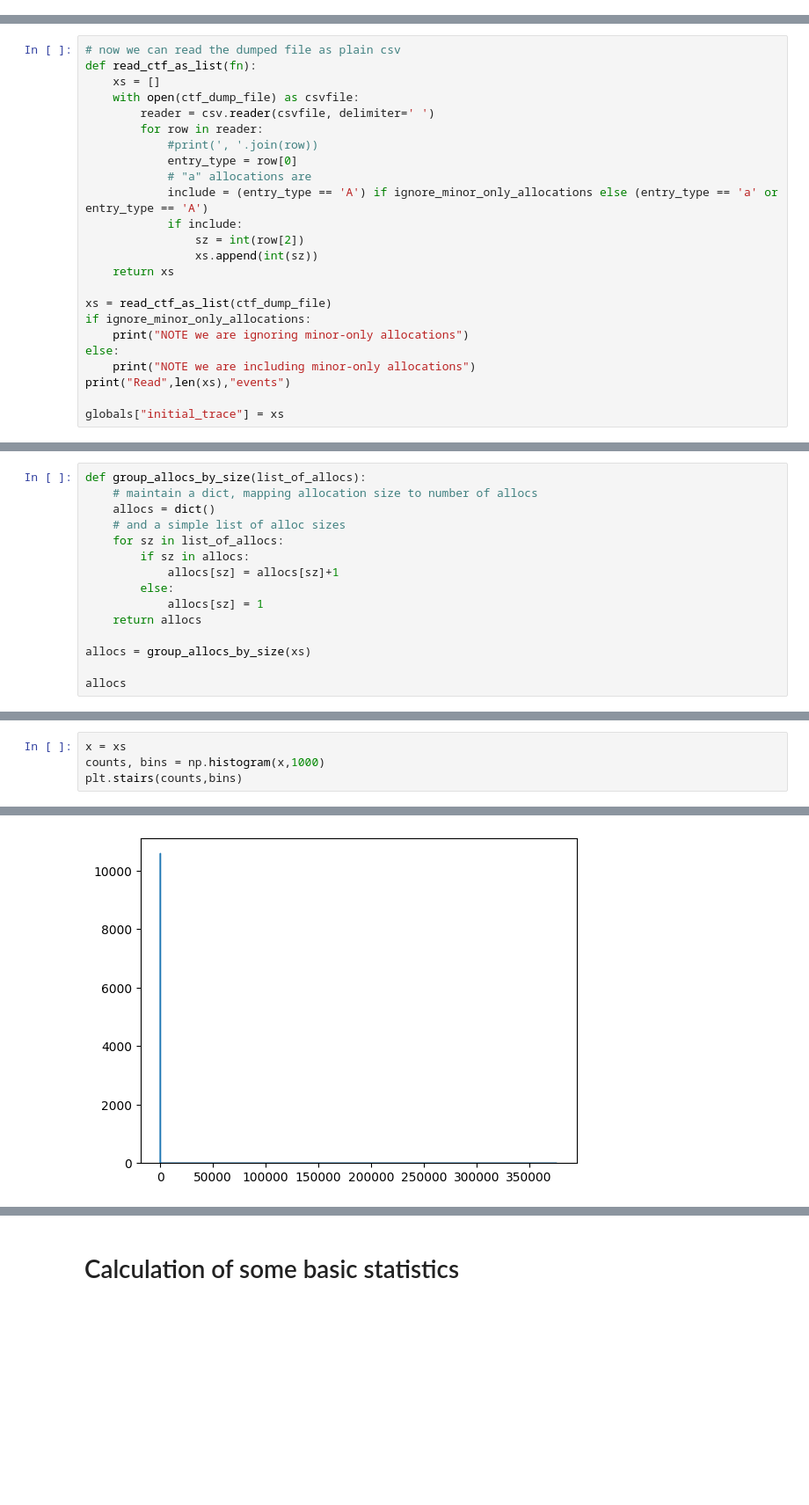
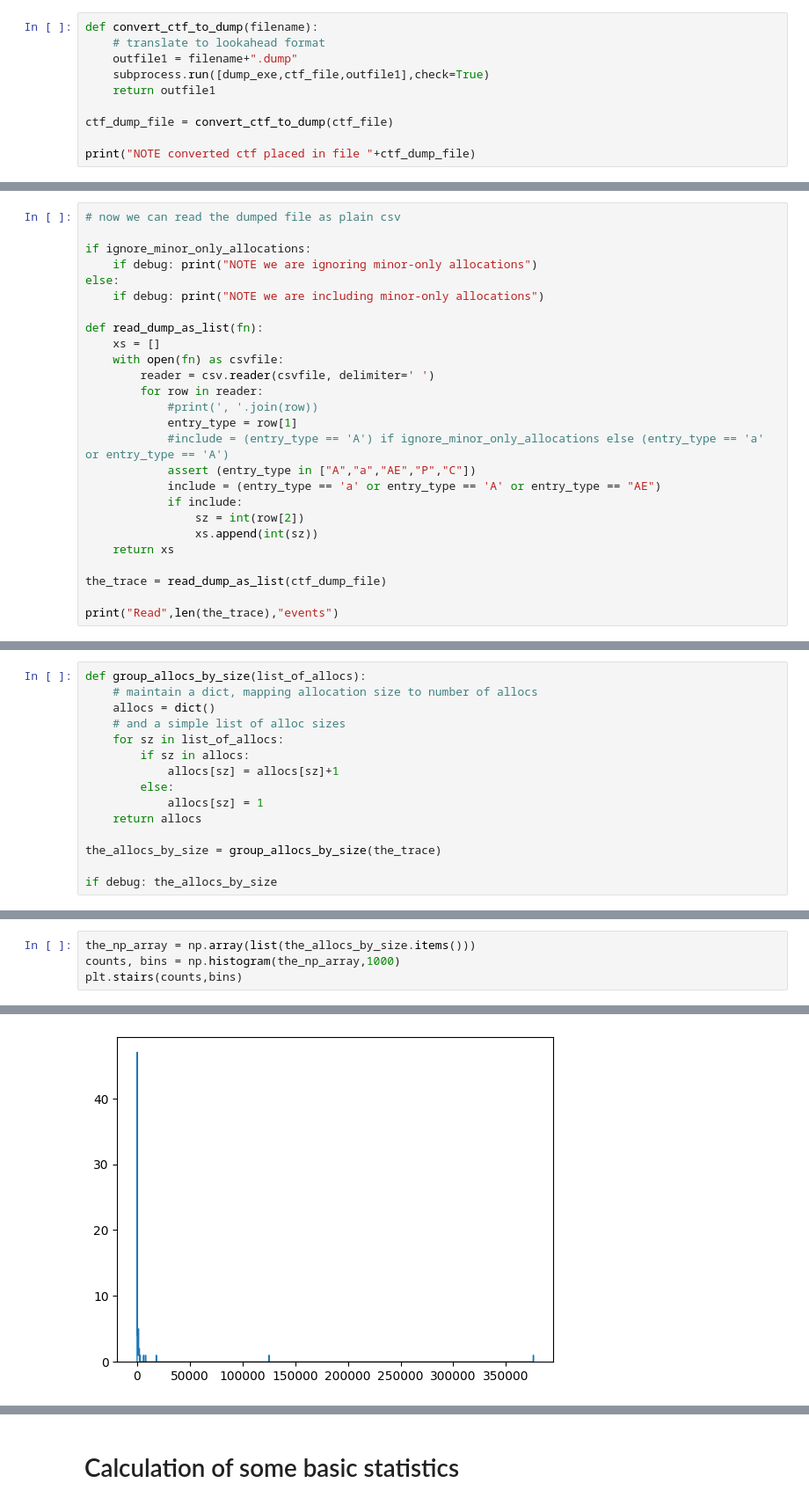
Before and after one commit to tomjridge/ocaml-alloc-stats, a Jupyter notebook: main.ipynb, the cells around one changed output, grey strips where cells are left out. Shown at 88% size. Cells and saved outputs as stored; diff of their text form; blank space fills up the shorter version.

```diff
--- a/main.ipynb
+++ b/main.ipynb
@@ -67,0 +48,10 @@ globals = {} # a dictionary of intermediate values which we extend as we go
+# %%
+def convert_ctf_to_dump(filename):
+    # translate to lookahead format
+    outfile1 = filename+".dump"
+    subprocess.run([dump_exe,ctf_file,outfile1],check=True)
+    return outfile1
+
+ctf_dump_file = convert_ctf_to_dump(ctf_file)
+
+print("NOTE converted ctf placed in file "+ctf_dump_file)
@@ -68,25 +60,27 @@ globals = {} # a dictionary of intermediate values which we extend as we go
 # %%
 # now we can read the dumped file as plain csv
-def read_ctf_as_list(fn):
+
+if ignore_minor_only_allocations:
+    if debug: print("NOTE we are ignoring minor-only allocations")
+else:
+    if debug: print("NOTE we are including minor-only allocations")
+
+def read_dump_as_list(fn):
     xs = []
-    with open(ctf_dump_file) as csvfile:
+    with open(fn) as csvfile:
         reader = csv.reader(csvfile, delimiter=' ')
         for row in reader:
             #print(', '.join(row))
-            entry_type = row[0]
-            # "a" allocations are
-            include = (entry_type == 'A') if ignore_minor_only_allocations else (entry_type == 'a' or entry_type == 'A')
+            entry_type = row[1]
+            #include = (entry_type == 'A') if ignore_minor_only_allocations else (entry_type == 'a' or entry_type == 'A')
+            assert (entry_type in ["A","a","AE","P","C"])
+            include = (entry_type == 'a' or entry_type == 'A' or entry_type == "AE")
             if include:
                 sz = int(row[2])
                 xs.append(int(sz))
     return xs
 
-xs = read_ctf_as_list(ctf_dump_file)
-if ignore_minor_only_allocations:
-    print("NOTE we are ignoring minor-only allocations")
-else:
-    print("NOTE we are including minor-only allocations")
-print("Read",len(xs),"events")
+the_trace = read_dump_as_list(ctf_dump_file)
 
-globals["initial_trace"] = xs
+print("Read",len(the_trace),"events")
 # %% [output]
@@ -104,6 +97,6 @@ def group_allocs_by_size(list_of_allocs):
             allocs[sz] = 1
     return allocs
 
-allocs = group_allocs_by_size(xs)
+the_allocs_by_size = group_allocs_by_size(the_trace)
 
-allocs
+if debug: the_allocs_by_size
@@ -149,7 +105,7 @@ array([[376181,      1],
 # %%
-x = xs
-counts, bins = np.histogram(x,1000)
+the_np_array = np.array(list(the_allocs_by_size.items()))
+counts, bins = np.histogram(the_np_array,1000)
 plt.stairs(counts,bins)
 # %% [output]
 <matplotlib.patches.StepPatch at 0x...>
-[figure, old version]
+[figure, new version]
```
Also changed, not shown: parts of 27 cells of this notebook, 2 other files.
